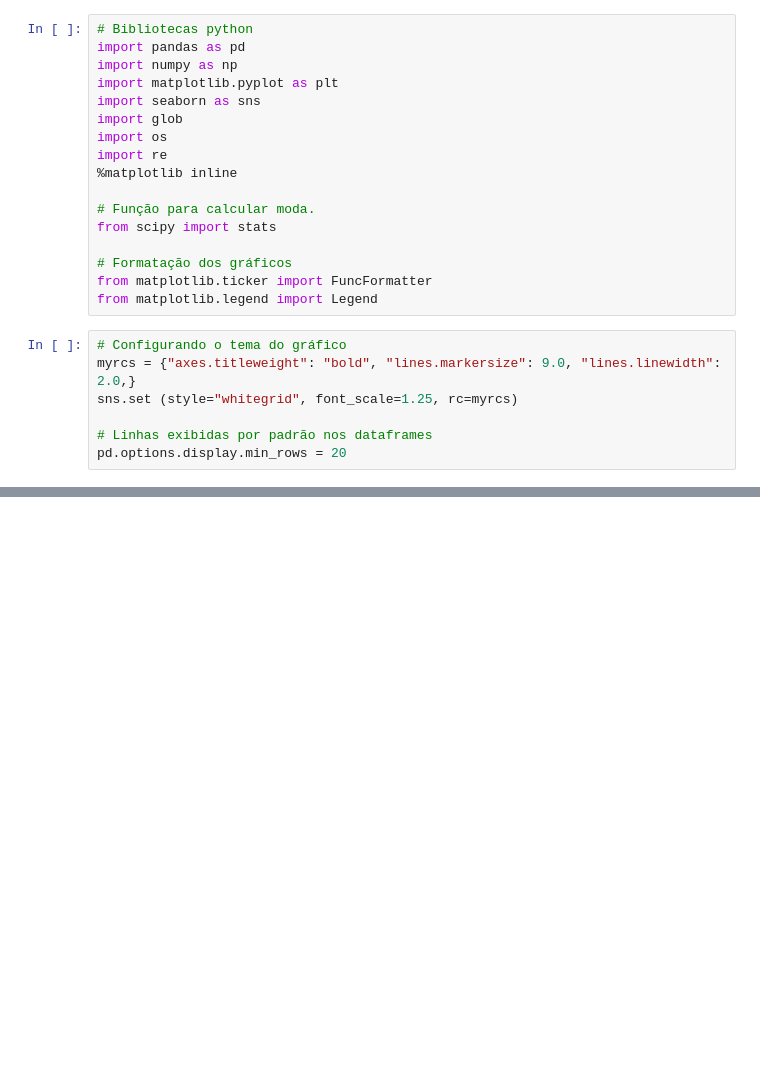
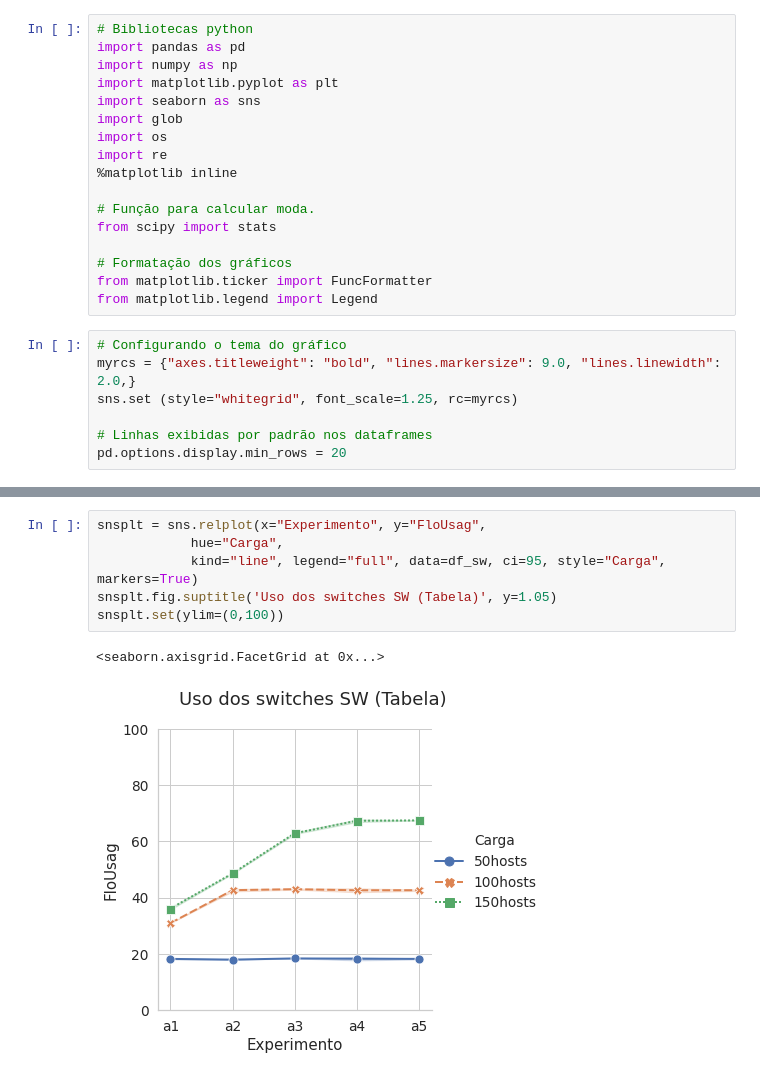
Before and after one commit to pedrobellotti/iperftestes, a Jupyter notebook: Simulacao/NovoArtigo/analiseEstavel.ipynb, the cells around one changed output, grey strips where cells are left out. Saved outputs shown, nothing was run; the diff lists cells and outputs as text; blank space fills up the shorter version.

```diff
--- a/Simulacao/NovoArtigo/analiseEstavel.ipynb
+++ b/Simulacao/NovoArtigo/analiseEstavel.ipynb
@@ -100,0 +158,9 @@ df_plot
+# %%
+snsplt = sns.relplot(x="Experimento", y="FloUsag",
+            hue="Carga",
+            kind="line", legend="full", data=df_sw, ci=95, style="Carga", markers=True)
+snsplt.fig.suptitle('Uso dos switches SW (Tabela)', y=1.05)
+snsplt.set(ylim=(0,100))
+# %% [output]
+<seaborn.axisgrid.FacetGrid at 0x...>
+[figure, added]
```
Also changed, not shown: parts of 15 cells of this notebook.
